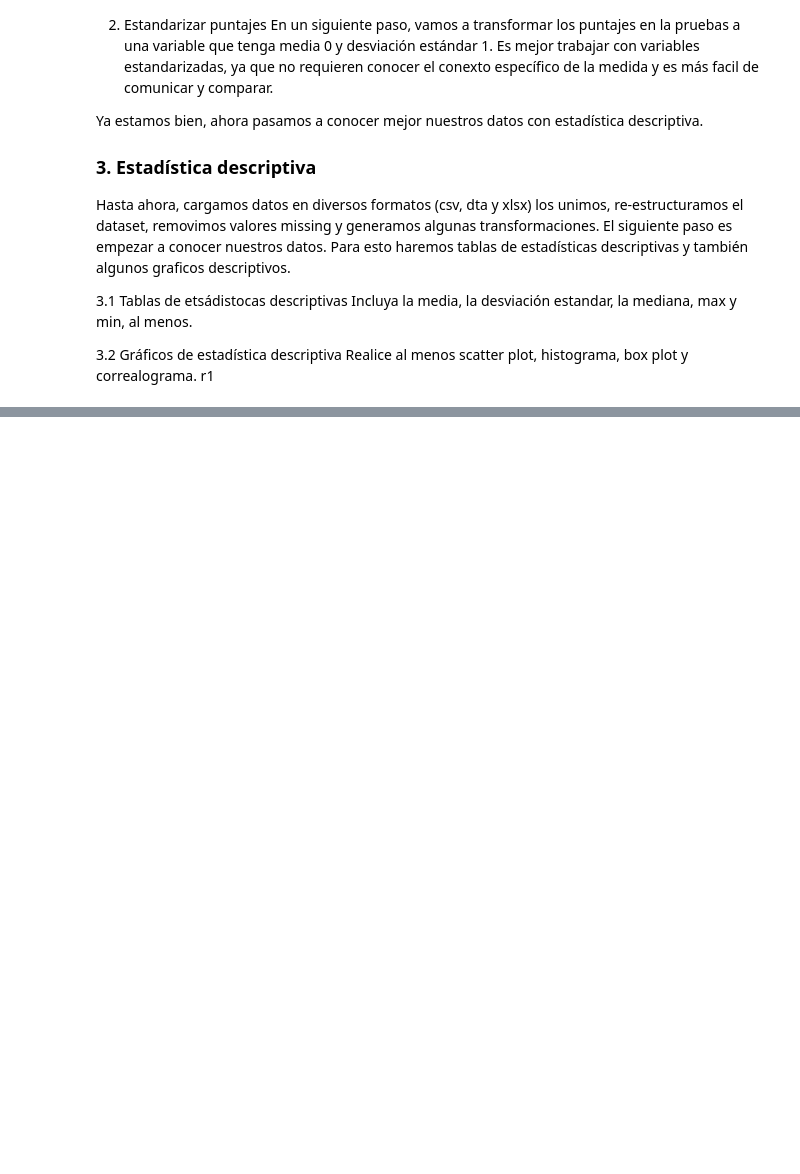
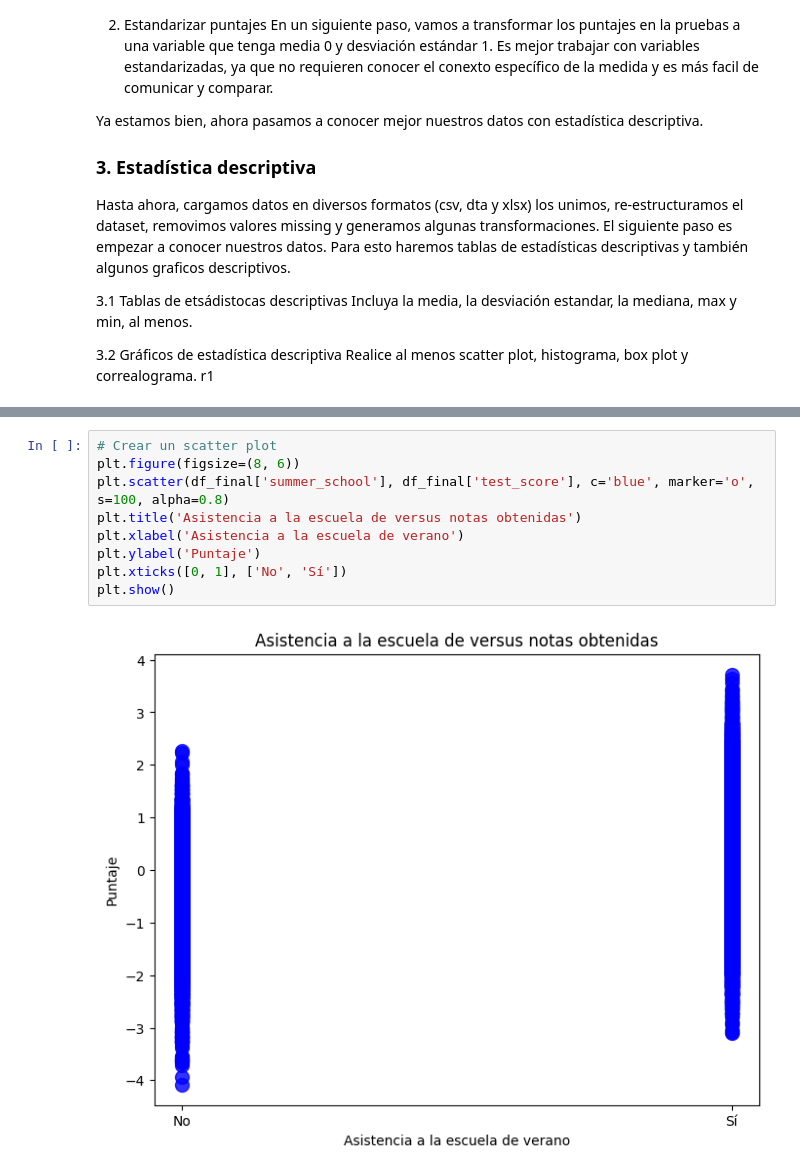
Before and after one commit to cindygarcia/TrabajoAnalisisDatos, a Jupyter notebook: taller1_enunciado.ipynb, the cells around one changed output, grey strips where cells are left out. Cells and saved outputs as stored; diff of their text form; blank space fills up the shorter version.

```diff
--- a/taller1_enunciado.ipynb
+++ b/taller1_enunciado.ipynb
@@ -839,0 +1065,11 @@ df2
+# %%
+# Crear un scatter plot
+plt.figure(figsize=(8, 6))
+plt.scatter(df_final['summer_school'], df_final['test_score'], c='blue', marker='o', s=100, alpha=0.8)
+plt.title('Asistencia a la escuela de versus notas obtenidas')
+plt.xlabel('Asistencia a la escuela de verano')
+plt.ylabel('Puntaje')
+plt.xticks([0, 1], ['No', 'Sí'])
+plt.show()
+# %% [output]
+[figure, added]
```
Also changed, not shown: parts of 17 cells of this notebook.
